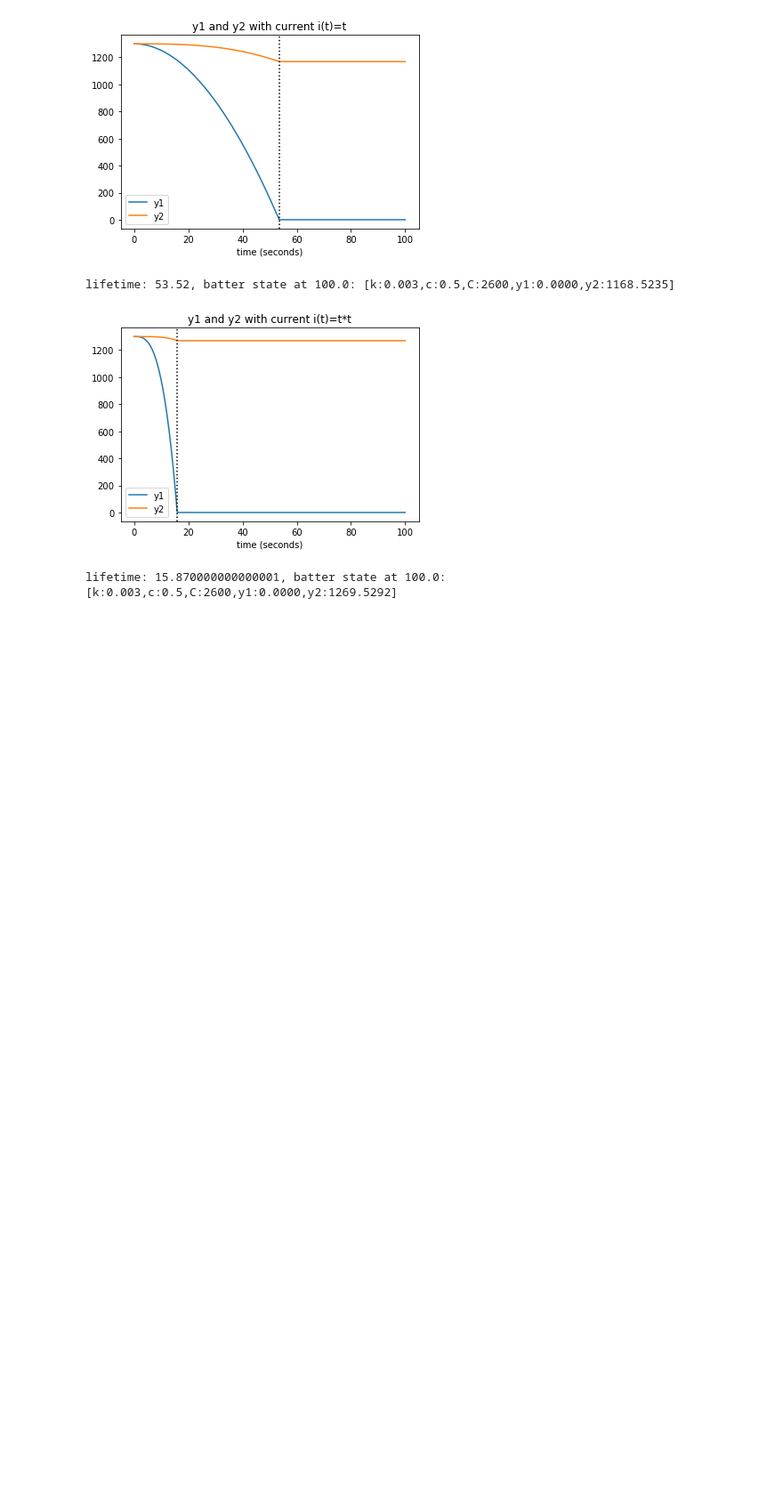
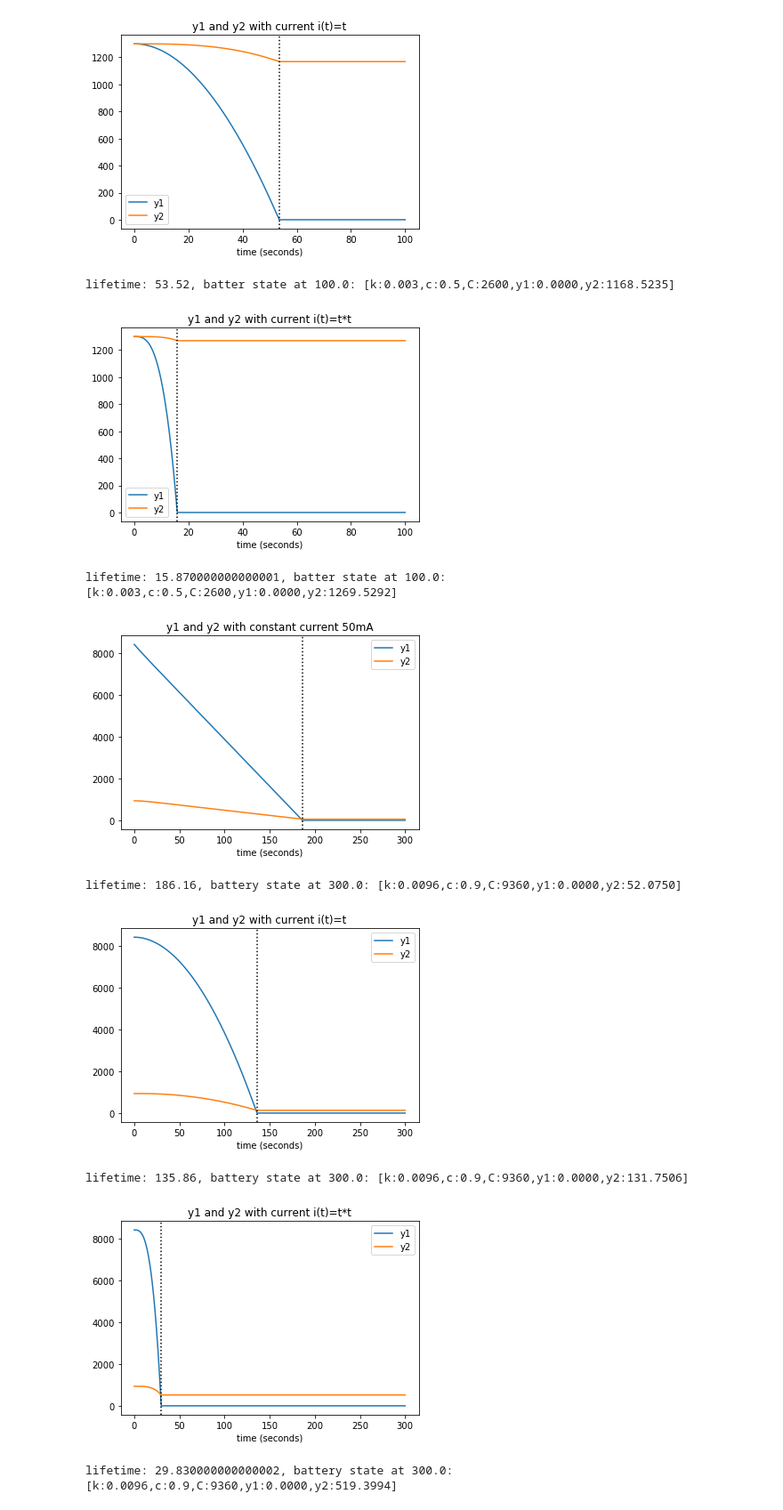
Before and after one commit to sajadshah/kibam, a Jupyter notebook: simulation.ipynb, the cells around one changed output. Shown at 89% size. Saved outputs shown, nothing was run; the diff lists cells and outputs as text; code cells hidden in the pictures; blank space fills up the shorter version.

```diff
--- a/simulation.ipynb
+++ b/simulation.ipynb
@@ -143,3 +207,26 @@ lifetime: 28.13, batter state at 100.0: [k:0.003,c:0.5,C:2600,y1:0.0000,y2:1193.
 lifetime: 53.52, batter state at 100.0: [k:0.003,c:0.5,C:2600,y1:0.0000,y2:1168.5235]
 [figure]
 lifetime: 15.870000000000001, batter state at 100.0: [k:0.003,c:0.5,C:2600,y1:0.0000,y2:1269.5292]
+# %%
+battery = Battery(k=9.6e-3, c=0.9, C=9360)
+
+battery.set_charge_full()
+lifetime, timesteps, y1_history, y2_history = battery.simulate_discharge(0, 5*60, dt, i_t_constant,
+                                                                         simulation_name="y1 and y2 with constant current 50mA",
+                                                                         verbose=1)
+
+battery.set_charge_full()
+lifetime, timesteps, y1_history, y2_history = battery.simulate_discharge(0, 5*60, dt, i_t_linear,
+                                                                         "y1 and y2 with current i(t)=t", verbose=1)
+
+
+battery.set_charge_full()
+lifetime, timesteps, y1_history, y2_history = battery.simulate_discharge(0, 5*60, dt, i_t_quad,
+                                                                         "y1 and y2 with current i(t)=t*t", verbose=1)
+# %% [output]
+[figure, added]
+lifetime: 186.16, battery state at 300.0: [k:0.0096,c:0.9,C:9360,y1:0.0000,y2:52.0750]
+[figure, added]
+lifetime: 135.86, battery state at 300.0: [k:0.0096,c:0.9,C:9360,y1:0.0000,y2:131.7506]
+[figure, added]
+lifetime: 29.830000000000002, battery state at 300.0: [k:0.0096,c:0.9,C:9360,y1:0.0000,y2:519.3994]
```
Also changed, not shown: parts of 2 cells of this notebook.
